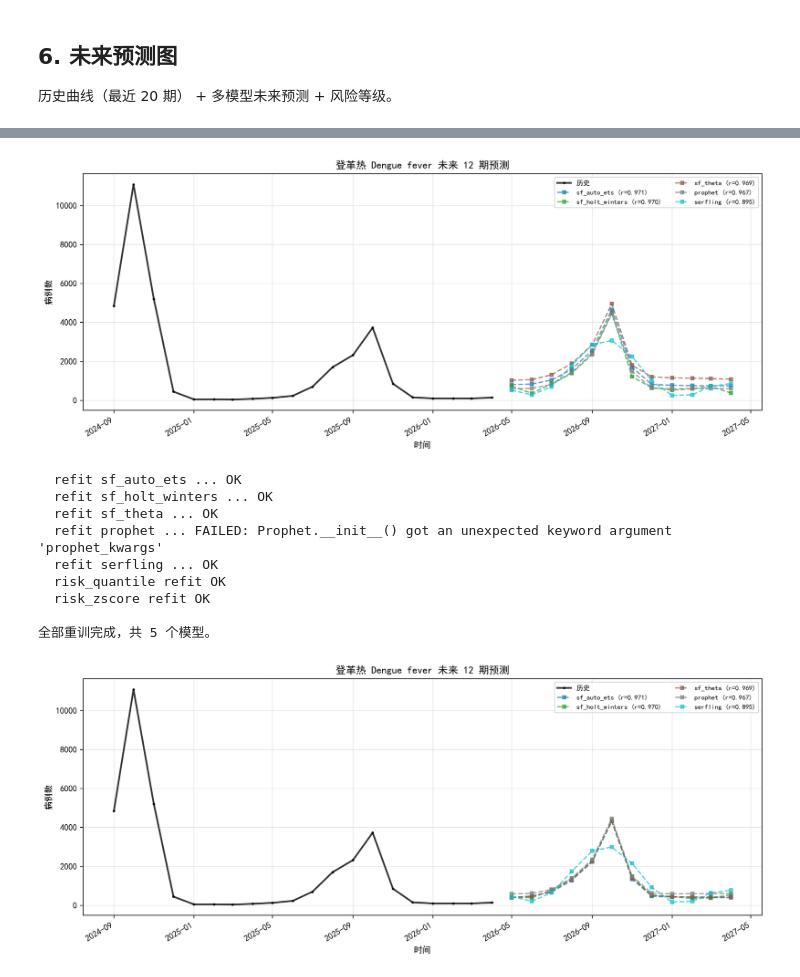
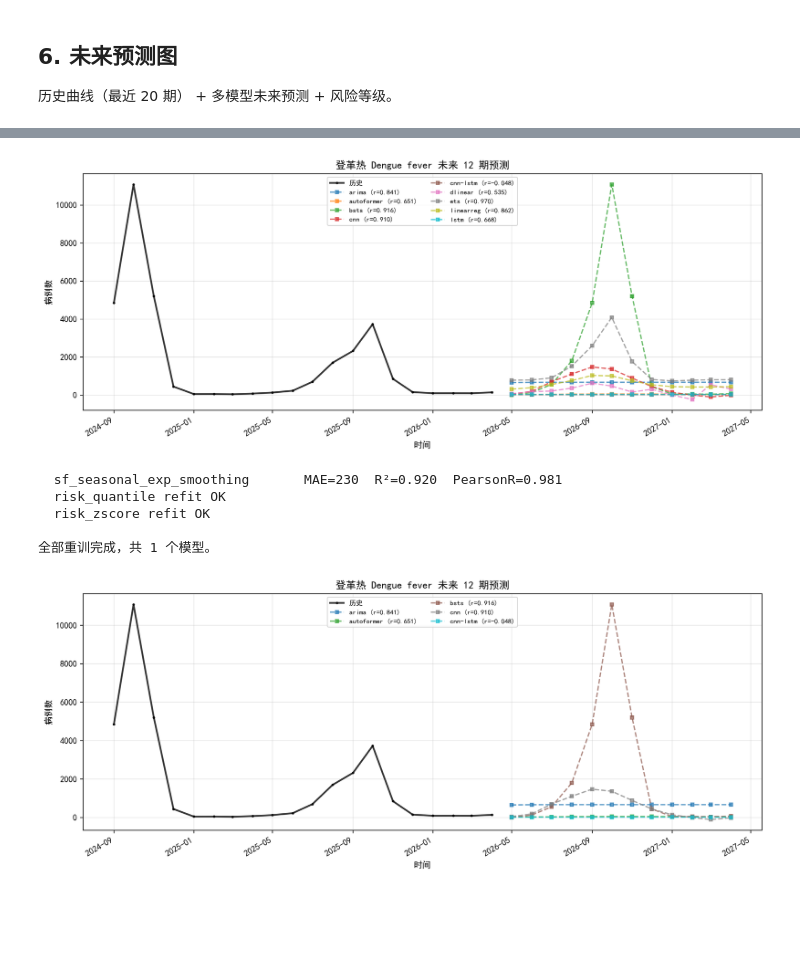
Before and after one commit to 1511878618/EpiAI, a Jupyter notebook: tutorial/tutorial_workflow.ipynb, the cells around one changed output, grey strips where cells are left out. Saved outputs shown, nothing was run; the diff lists cells and outputs as text; code cells hidden in the pictures; blank space fills up the shorter version.

```diff
--- a/tutorial/tutorial_workflow.ipynb
+++ b/tutorial/tutorial_workflow.ipynb
@@ -57,7 +57,7 @@ model_names = ['arima',
  'cnn-lstm',
  'dlinear',
  'ets',
-#  'lgbm',
+ 'lgbm',
  'linearreg',
  'lstm',
  'mlp',
@@ -103,7 +103,8 @@ model_names = ['arima',
  'tcn',
  'timesnet',
  'transformer',
- 'xgb']
+ 'xgb'
+ ]
 # %%
 vault = task.compare(model_names, cache_dir="./test")
 print("\n排行榜（按 R² 排序）:")
@@ -193,27 +179,24 @@ pred
 # %%
 hist = runtime.data_table.tail(20)
 pred = runtime.predict(horizon=12, level=95)
 
 plot_forecast(
     hist_df=hist,
     pred_df=pred,
     metrics_df=vault.metrics,
     title=f"{DISEASE} 未来 12 期预测",
+    top_n=9
 )
 # %% [output]
-[figure, old version]
+[figure, new version]
 # %%
-runtime.refit()
+runtime.refit([best_model])
 # %% [output]
-  refit sf_auto_ets ... OK
-  refit sf_holt_winters ... OK
-  refit sf_theta ... OK
-  refit prophet ... FAILED: Prophet.__init__() got an unexpected keyword argument 'prophet_kwargs'
-  refit serfling ... OK
+  sf_seasonal_exp_smoothing       MAE=230  R²=0.920  PearsonR=0.981
   risk_quantile refit OK
   risk_zscore refit OK
 
-全部重训完成，共 5 个模型。
+全部重训完成，共 1 个模型。
 # %%
 hist = runtime.data_table.tail(20)
 pred = runtime.predict(horizon=12, level=95)
@@ -225,7 +208,7 @@ plot_forecast(
     title=f"{DISEASE} 未来 12 期预测",
 )
 # %% [output]
-[figure, old version]
+[figure, new version]
 # %%
 pred
 # %% [output]
```
Also changed, not shown: parts of 7 cells of this notebook, 2 other files.
